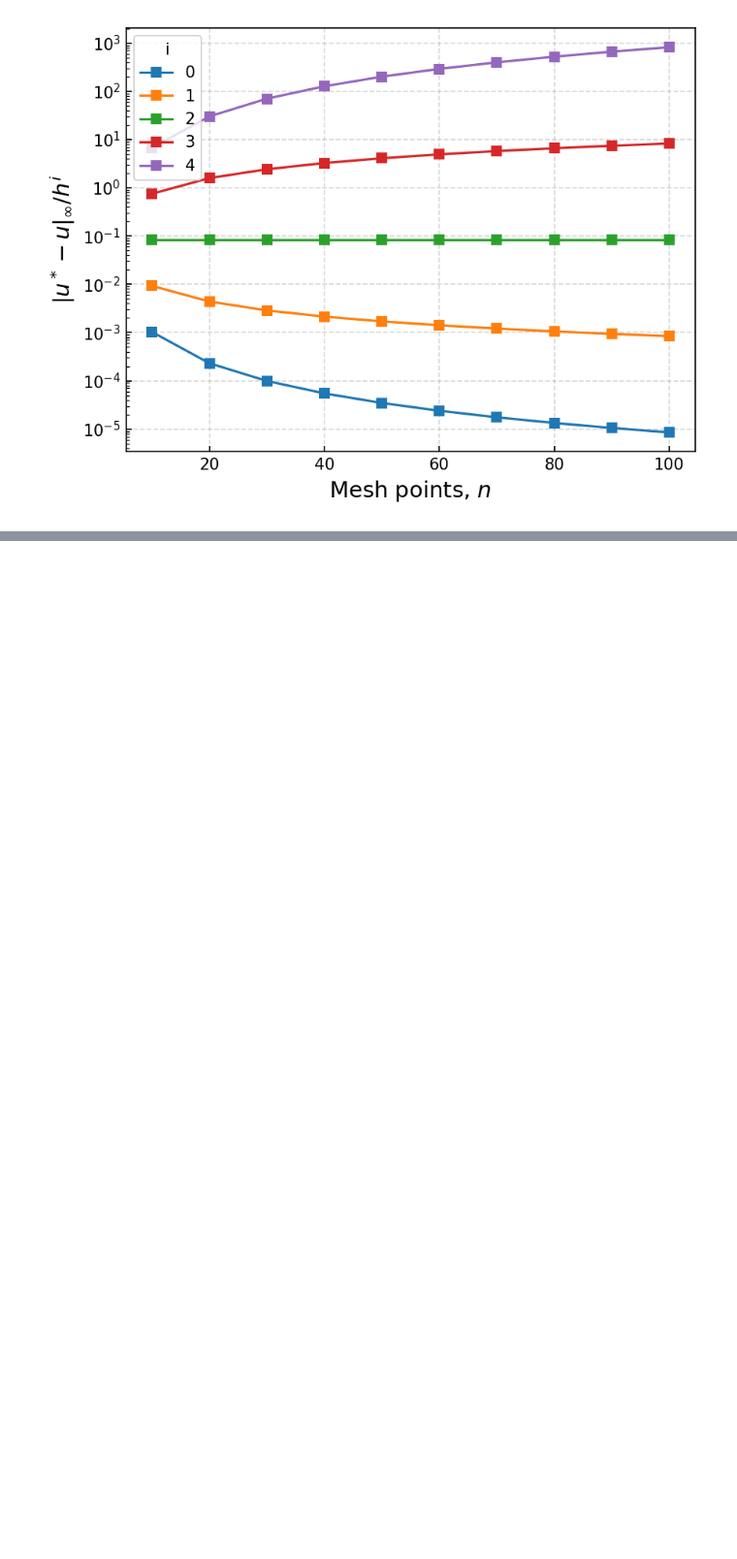
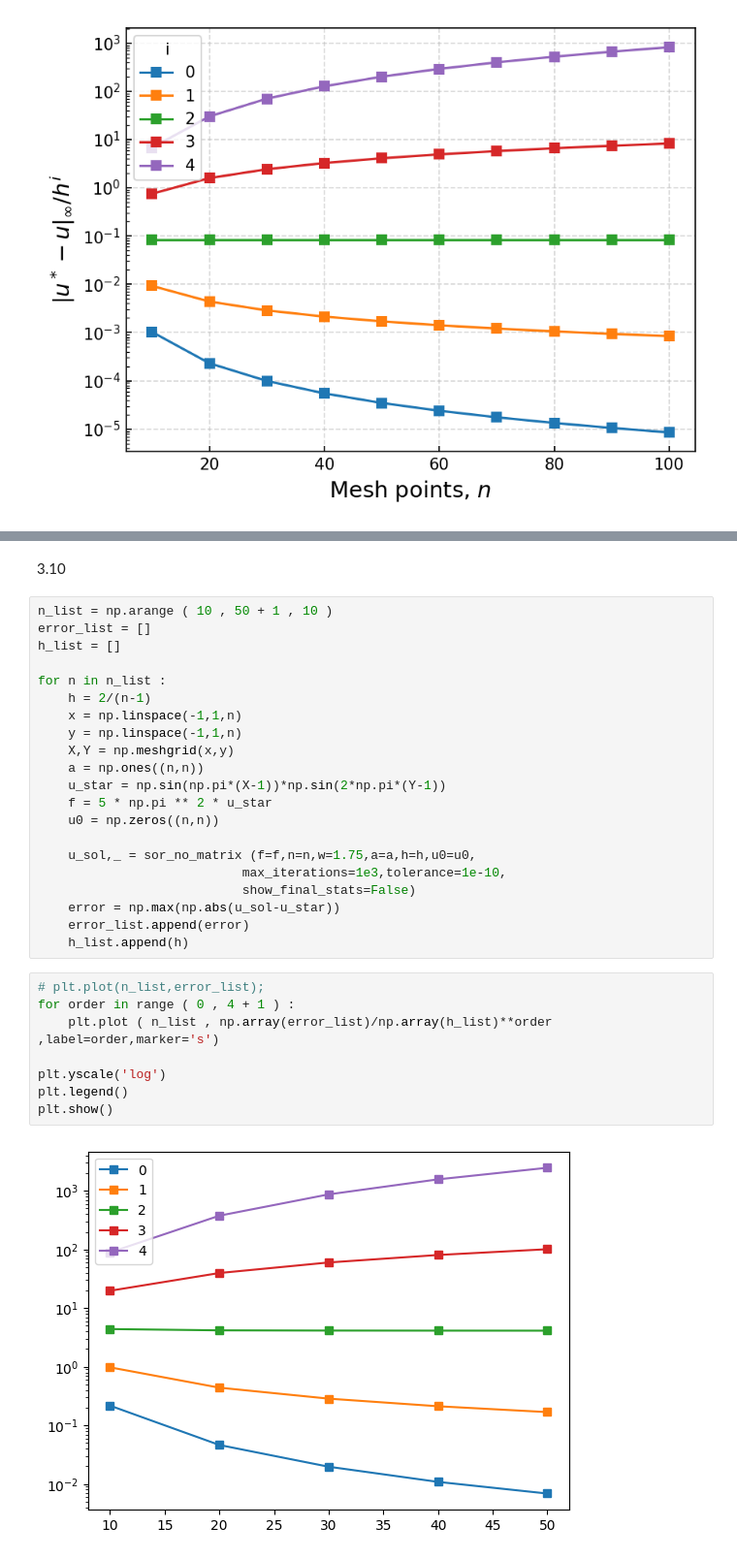
Before and after one commit to jabelieu/nmfde_class, a Jupyter notebook: hw2_jab.ipynb, the cells around one changed output, grey strips where cells are left out. Shown at 97% size. Cells and saved outputs as stored; diff of their text form; blank space fills up the shorter version.

```diff
--- a/hw2_jab.ipynb
+++ b/hw2_jab.ipynb
@@ -1081,0 +1311,33 @@ plt.legend(title='i');
+# %% [markdown]
+3.10
+# %%
+n_list = np.arange ( 10 , 50 + 1 , 10 )
+error_list = []
+h_list = []
+
+for n in n_list :
+    h = 2/(n-1)
+    x = np.linspace(-1,1,n)
+    y = np.linspace(-1,1,n)
+    X,Y = np.meshgrid(x,y)
+    a = np.ones((n,n))
+    u_star = np.sin(np.pi*(X-1))*np.sin(2*np.pi*(Y-1))
+    f = 5 * np.pi ** 2 * u_star
+    u0 = np.zeros((n,n))
+
+    u_sol,_ = sor_no_matrix (f=f,n=n,w=1.75,a=a,h=h,u0=u0,
+                           max_iterations=1e3,tolerance=1e-10,
+                           show_final_stats=False)
+    error = np.max(np.abs(u_sol-u_star))
+    error_list.append(error)
+    h_list.append(h)
+# %%
+# plt.plot(n_list,error_list);
+for order in range ( 0 , 4 + 1 ) :
+    plt.plot ( n_list , np.array(error_list)/np.array(h_list)**order ,label=order,marker='s')
+
+plt.yscale('log')
+plt.legend()
+plt.show()
+# %% [output]
+[figure, added]
```
Also changed, not shown: parts of 9 cells of this notebook, 3 other files.
